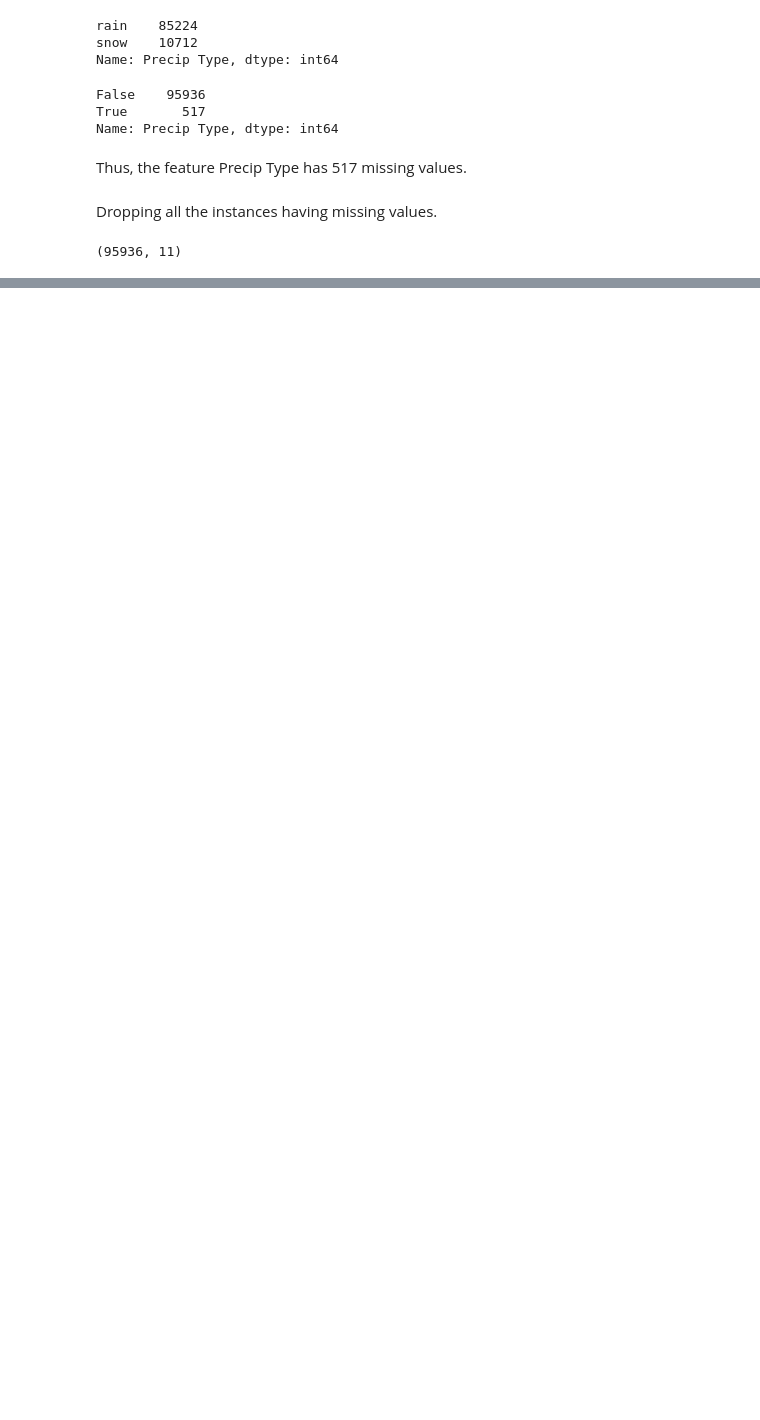
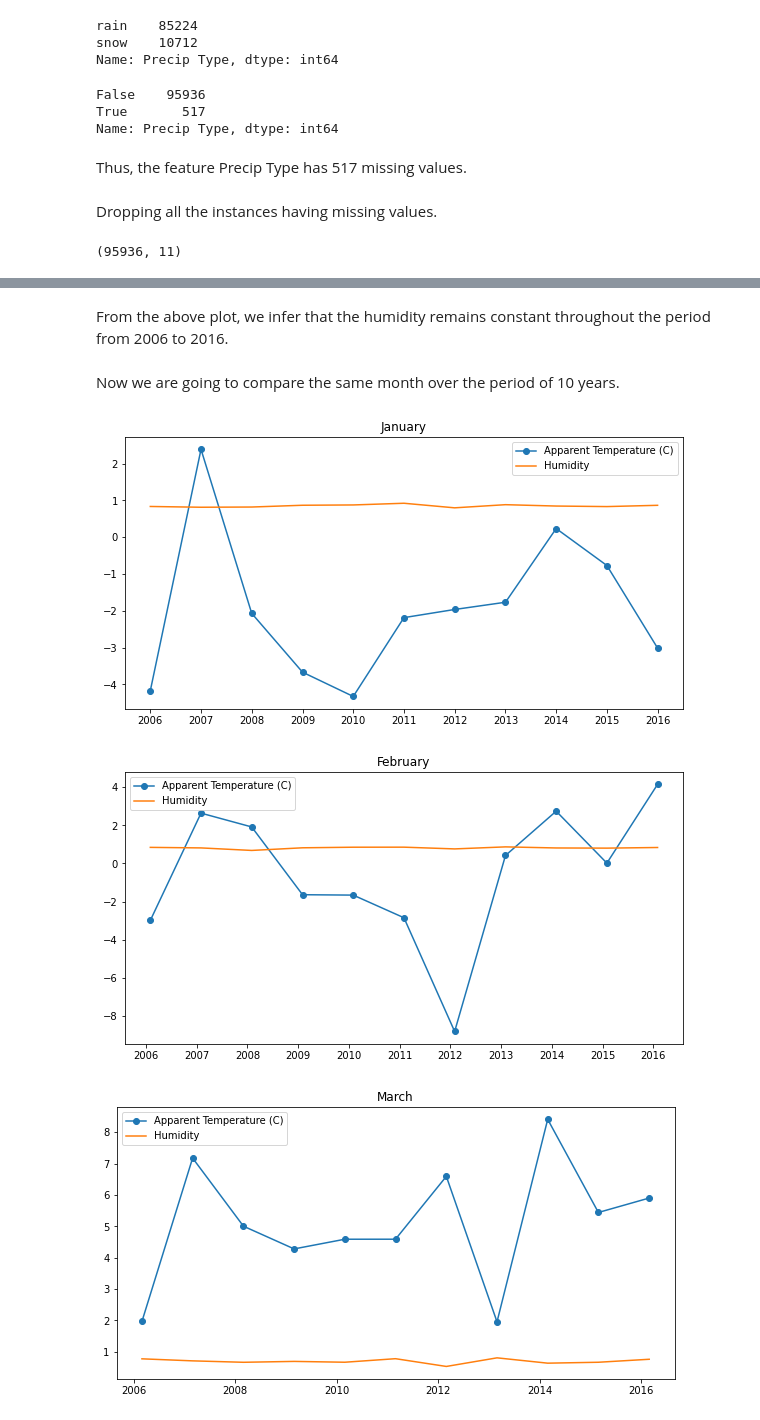
Before and after one commit to rishi-29-02/Performing-Analysis-of-Meteorological-Data, a Jupyter notebook: Weather_data.ipynb, the cells around one changed output, grey strips where cells are left out. Saved outputs shown, nothing was run; the diff lists cells and outputs as text; code cells hidden in the pictures; blank space fills up the shorter version.

```diff
--- a/Weather_data.ipynb
+++ b/Weather_data.ipynb
@@ -118,0 +173,17 @@ Name: Summary, dtype: int64
+# %% [markdown]
+From the above plot, we infer that the humidity remains constant throughout the period from 2006 to 2016.
+# %% [markdown]
+Now we are going to compare the same month over the period of 10 years.
+# %%
+for i in range (1, 13):
+  mon_data = new_data[new_data.index.month==i]
+  plt.figure(figsize=(10, 5))
+  plt.plot(mon_data['Apparent Temperature (C)'], label='Apparent Temperature (C)', marker='o')
+  plt.plot(mon_data['Humidity'], label='Humidity')
+  plt.title(mon_data.index[1].month_name())
+  plt.legend(loc='best')
+  plt.show()
+# %% [output]
+[figure, added]
+[figure, added]
+[figure, added]
```
Also changed, not shown: parts of 18 cells of this notebook.
